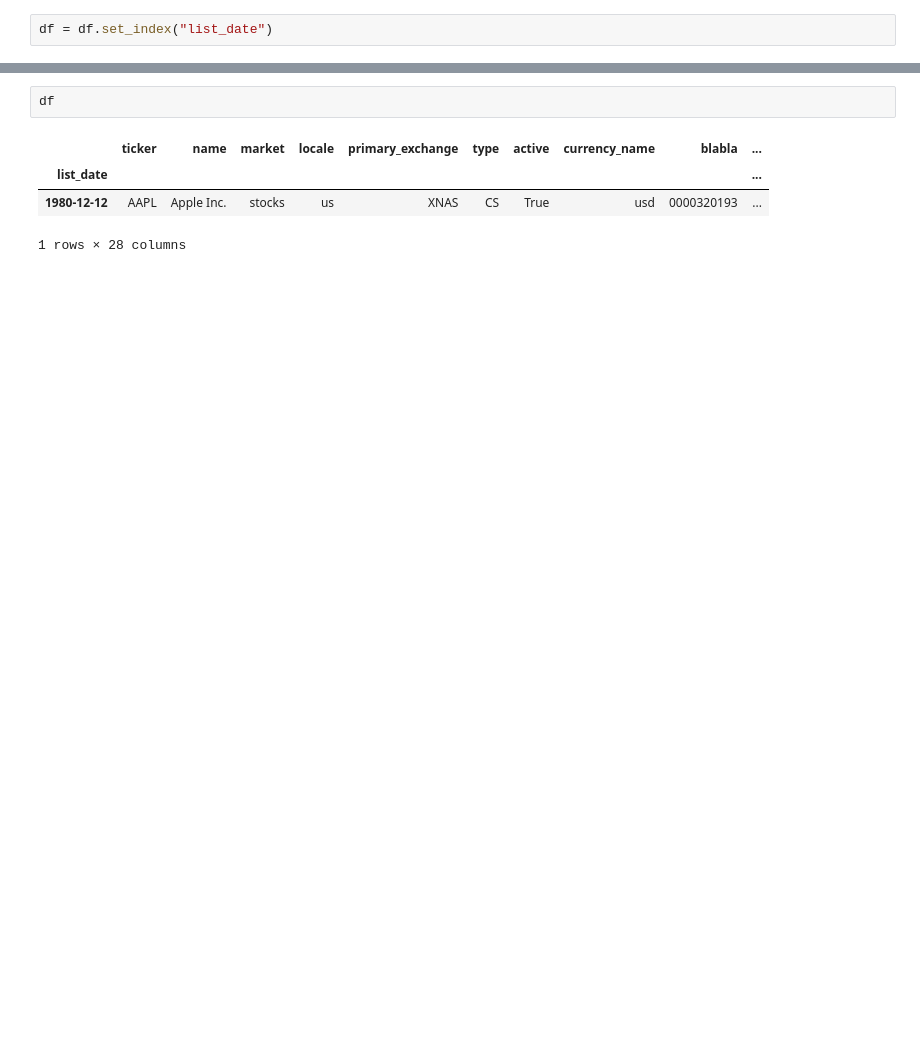
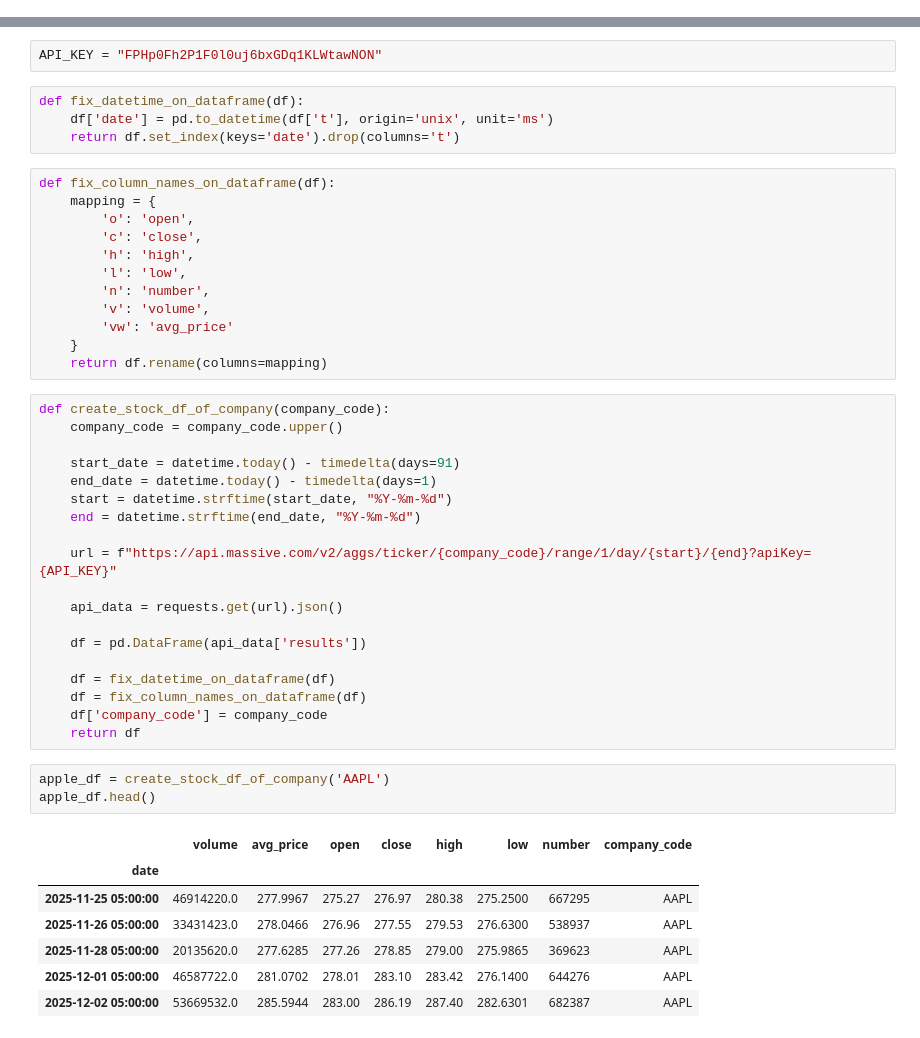
Before and after one commit to halimcan/data-stock-market, a Jupyter notebook: stocks.ipynb, the cells around one changed output, grey strips where cells are left out. Drawn from its saved outputs; the diff is of its cells as text; blank space fills up the shorter version.

Commit message:
Completed apple step

```diff
--- a/stocks.ipynb
+++ b/stocks.ipynb
@@ -89,2 +8,0 @@ df["list_date"] = pd.to_datetime(df["list_date"])
-# %%
-df = df.set_index("list_date")
@@ -106,7 +9,48 @@ df = df.rename(columns= mapping_name)
-# %%
-df
-# %% [output]
-|  | ticker | name | market | locale | primary_exchange | type | active | currency_name | blabla | ... |
-| list_date |  |  |  |  |  |  |  |  |  | ... |
-| 1980-12-12 | AAPL | Apple Inc. | stocks | us | XNAS | CS | True | usd | 0000320193 | ... |
-1 rows × 28 columns
+# %%
+API_KEY = "FPHp0Fh2P1F0l0uj6bxGDq1KLWtawNON"
+# %%
+def fix_datetime_on_dataframe(df):
+    df['date'] = pd.to_datetime(df['t'], origin='unix', unit='ms')
+    return df.set_index(keys='date').drop(columns='t')
+# %%
+def fix_column_names_on_dataframe(df):
+    mapping = {
+        'o': 'open',
+        'c': 'close',
+        'h': 'high',
+        'l': 'low',
+        'n': 'number',
+        'v': 'volume',
+        'vw': 'avg_price'
+    }
+    return df.rename(columns=mapping)
+# %%
+def create_stock_df_of_company(company_code):
+    company_code = company_code.upper()
+
+    start_date = datetime.today() - timedelta(days=91)
+    end_date = datetime.today() - timedelta(days=1)
+    start = datetime.strftime(start_date, "%Y-%m-%d")
+    end = datetime.strftime(end_date, "%Y-%m-%d")
+
+    url = f"https://api.massive.com/v2/aggs/ticker/{company_code}/range/1/day/{start}/{end}?apiKey={API_KEY}"
+
+    api_data = requests.get(url).json()
+
+    df = pd.DataFrame(api_data['results'])
+
+    df = fix_datetime_on_dataframe(df)
+    df = fix_column_names_on_dataframe(df)
+    df['company_code'] = company_code
+    return df
+# %%
+apple_df = create_stock_df_of_company('AAPL')
+apple_df.head()
+# %% [output]
+|  | volume | avg_price | open | close | high | low | number | company_code |
+| date |  |  |  |  |  |  |  |  |
+| 2025-11-25 05:00:00 | 46914220.0 | 277.9967 | 275.27 | 276.97 | 280.38 | 275.2500 | 667295 | AAPL |
+| 2025-11-26 05:00:00 | 33431423.0 | 278.0466 | 276.96 | 277.55 | 279.53 | 276.6300 | 538937 | AAPL |
+| 2025-11-28 05:00:00 | 20135620.0 | 277.6285 | 277.26 | 278.85 | 279.00 | 275.9865 | 369623 | AAPL |
+| 2025-12-01 05:00:00 | 46587722.0 | 281.0702 | 278.01 | 283.10 | 283.42 | 276.1400 | 644276 | AAPL |
+| 2025-12-02 05:00:00 | 53669532.0 | 285.5944 | 283.00 | 286.19 | 287.40 | 282.6301 | 682387 | AAPL |
```
Also changed, not shown: parts of 23 cells of this notebook, 2 other files.
